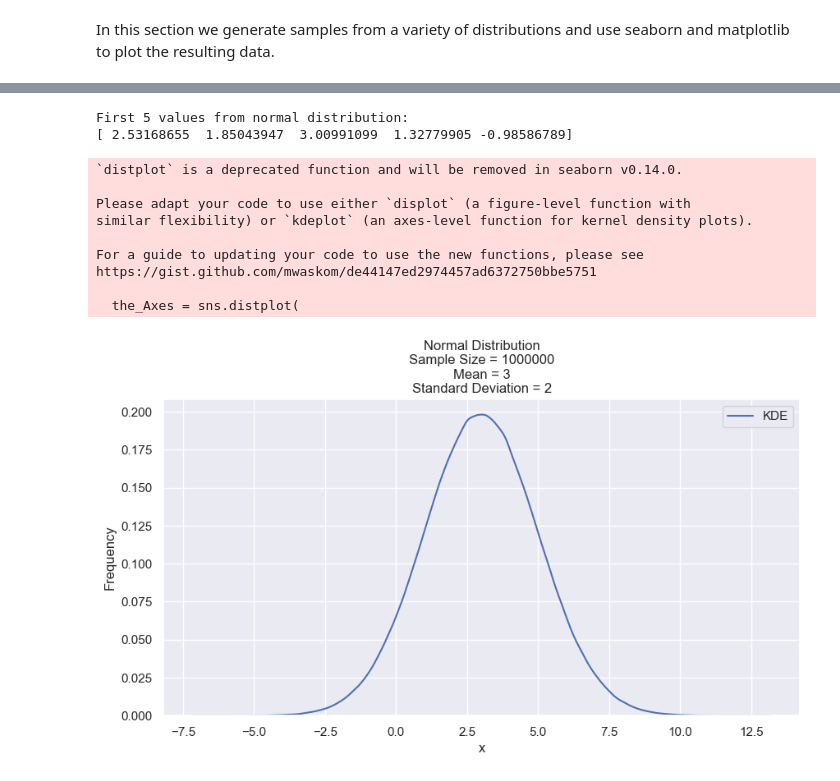
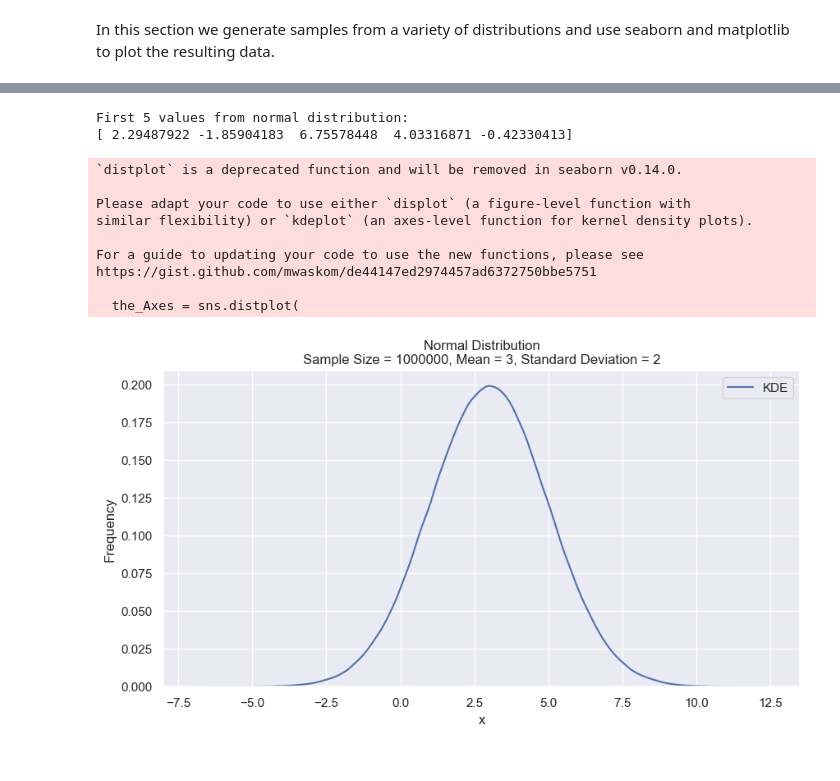
Before and after one commit to tslever/Tom_Levers_Public_Git_Repository, a Jupyter notebook: UVA/5--Bayesian_Machine_Learning/Probabilities_Likelihoods_And_Bayes_Theorem.ipynb, the cells around one changed output, grey strips where cells are left out. Drawn from its saved outputs; the diff is of its cells as text; code cells hidden in the pictures.

```diff
--- a/UVA/5--Bayesian_Machine_Learning/Probabilities_Likelihoods_And_Bayes_Theorem.ipynb
+++ b/UVA/5--Bayesian_Machine_Learning/Probabilities_Likelihoods_And_Bayes_Theorem.ipynb
@@ -70,38 +68,36 @@ import seaborn as sns
 sns.set(color_codes = True)
 sns.set(rc = {'figure.figsize': (10, 5)})
 the_Axes = sns.distplot(
     a = array_of_normally_distributed_random_numbers,
     bins = 100,
     kde_kws = {"label": "KDE"},
     hist = False
 )
 the_Axes.set(
     xlabel = "x",
     ylabel = "Frequency",
     title = (
         "Normal Distribution"
-        + f"\nSample Size = {sample_size}"
-        + f"\nMean = {mean}"
-        + f"\nStandard Deviation = {standard_deviation}"
+        + f"\nSample Size = {sample_size}, Mean = {mean}, Standard Deviation = {standard_deviation}"
     )
 )
 import matplotlib.pyplot as plt
 plt.legend()
 plt.savefig("Normal_Distribution.png")
 plt.show()
 # %% [output]
 First 5 values from normal distribution:
-[ 2.53168655  1.85043947  3.00991099  1.32779905 -0.98586789]
+[ 2.29487922 -1.85904183  6.75578448  4.03316871 -0.42330413]
 `distplot` is a deprecated function and will be removed in seaborn v0.14.0.
 
 Please adapt your code to use either `displot` (a figure-level function with
 similar flexibility) or `kdeplot` (an axes-level function for kernel density plots).
 
 For a guide to updating your code to use the new functions, please see
 https://gist.github.com/mwaskom/de44147ed2974457ad6372750bbe5751
 
   the_Axes = sns.distplot(
-[figure, old version]
+[figure, new version]
 # %%
 array_of_normally_distributed_numbers = norm.rvs(size = 100, loc = 3, scale = 2)
 print(array_of_normally_distributed_numbers)
```
Also changed, not shown: parts of 3 cells of this notebook, 4 other files.
